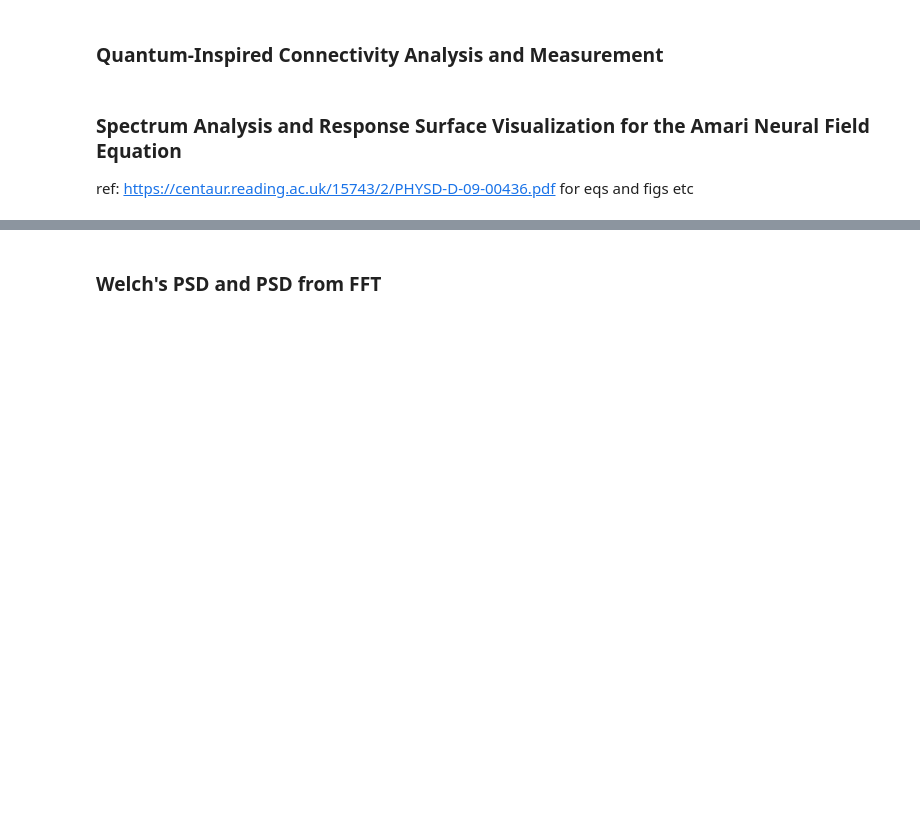
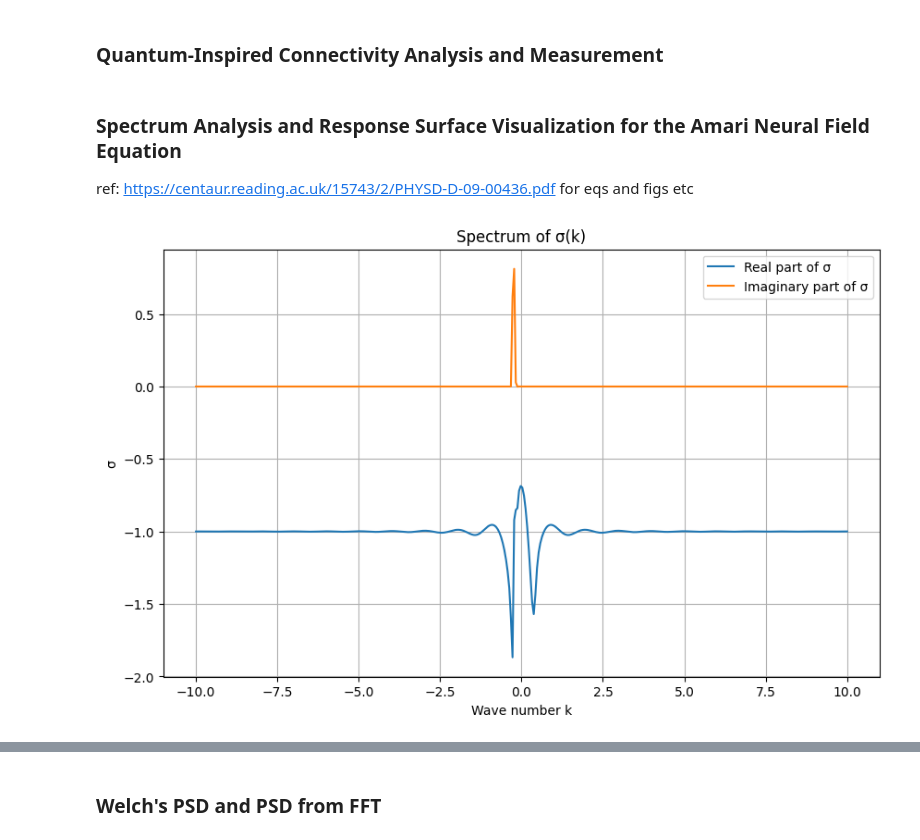
Before and after one commit to Metaverse-Crowdsource/Complete-Neural-Signal-Analysis, a Jupyter notebook: Systems_and_states/Experiments.ipynb, the cells around one changed output, grey strips where cells are left out. Saved outputs shown, nothing was run; the diff lists cells and outputs as text; code cells hidden in the pictures; blank space fills up the shorter version.

```diff
--- a/Systems_and_states/Experiments.ipynb
+++ b/Systems_and_states/Experiments.ipynb
@@ -628,0 +694,12 @@ Lyapunov Exponent for 3dembedded_O1.npy: [ 0.13981585 -0.00206094 -0.21018599]
+# %%
+# Function to determine stability based on Lyapunov exponents
+def determine_stability(lyapunov_exps):
+    # If any exponent is positive, it's chaotic; otherwise, it's stable
+    return 'chaotic' if any(exp > 0 for exp in lyapunov_exps) else 'stable'
+
+# Creating the stability map
+stability_map = {channel: determine_stability(exps) for channel, exps in lyapunov_exponents.items()}
+
+# Displaying the stability map (optional)
+for channel, stability in stability_map.items():
+    print(f"{channel}: {stability}")
@@ -1461,2 +1912,69 @@ for i, k in enumerate(k_values):
+# %%
+import numpy as np
+from scipy.special import lambertw
+import matplotlib.pyplot as plt
+from mpl_toolkits.mplot3d import Axes3D
+import os
+
+# Define directories
+base_dir = '/home/vincent/MySSD/JupyterProjects/AAA_projects/UnlimitedResearchCooperative/Synthetic_Intelligence_Labs/EEG_Chaos_Kuramoto_Neural_Net'
+EEG_data_path = os.path.join(base_dir, 'eeg_data_with_channels.npy')
+EEG_data = np.load(EEG_data_path, allow_pickle=True)
+
+sampling_rate = 1000  # Hz (adjust if necessary)
+start_time, end_time = 805.571, 921.515  # Data without stimulation occurring
+start_index, end_index = int(start_time * sampling_rate), int(end_time * sampling_rate)
+EEG_data = EEG_data[start_index:end_index, :]
+
+# EEG channel names
+eeg_channel_names = [
+    'Fp1', 'Fpz', 'Fp2', 'F7', 'F3', 'Fz', 'F4', 'F8', 'FC5', 'FC1', 'FC2', 'FC6',
+    'M1', 'T7', 'C3', 'Cz', 'C4', 'T8', 'M2', 'CP5', 'CP1', 'CP2', 'CP6', 'P7',
+    'P3', 'Pz', 'P4', 'P8', 'POz', 'O1', 'Oz', 'O2'
+]
+
+# Define parameters (example values, please replace with your actual parameters)
+epsilon = 1  # Delay factor (1/v where v is the velocity of propagation)
+r = 2        # Parameter from the kernel function φ(x,r)
+
+
+
+# Define a range of wave numbers k to analyze
+k_values = np.linspace(-10, 10, 400)  # Replace with the appropriate range for your analysis
+
+# Function to compute the Fourier transform of the kernel function, H(k, σ)
+def H_tilde(k, sigma):
+    Q1 = 4 * (np.pi * k) ** 2 - r ** 2 + epsilon ** 2 * sigma ** 2
+    Q2 = 4 * (np.pi * k) ** 2 + r ** 2 - epsilon ** 2 * sigma ** 2
+    return np.exp(-epsilon * sigma) * np.exp(-r * r) * (
+        epsilon * sigma * np.exp(epsilon * sigma) * Q1 + r * np.exp(r) * (
+            Q2 * np.cos(2 * np.pi * k) + 4 * epsilon * np.pi * k * sigma * np.sin(2 * np.pi * k)
+        )
+    ) / ((4 * (np.pi * k) ** 2 + r ** 2) ** 2 + 2 * epsilon ** 2 * (4 * (np.pi * k) ** 2 - r ** 2) * sigma ** 2 + epsilon ** 4 * sigma ** 4)
+
+# Initialize array to hold the computed σ values for each k
+sigma_values = np.zeros_like(k_values, dtype=np.complex128)
+
+# Compute the spectrum σ(k) for each k
+for i, k in enumerate(k_values):
+    # Define the right-hand side of Eq. (20)
+    R = H_tilde(k, sigma_values[i-1] if i > 0 else 0) * epsilon * np.exp(epsilon)
+
+    # Solve for σ using the Lambert W function
+    sigma_values[i] = lambertw(R) / epsilon - 1
+
+# Plotting the spectrum (requires matplotlib, uncomment the following lines if you have matplotlib installed)
+import matplotlib.pyplot as plt
+plt.figure(figsize=(10, 6))
+plt.plot(k_values, sigma_values.real, label='Real part of σ')
+plt.plot(k_values, sigma_values.imag, label='Imaginary part of σ')
+plt.xlabel('Wave number k')
+plt.ylabel('σ')
+plt.title('Spectrum of σ(k)')
+plt.legend()
+plt.grid(True)
+plt.show()
+# %% [output]
+[figure, added]
 # %%
 compare to fig1
```
Also changed, not shown: parts of 28 cells of this notebook.
